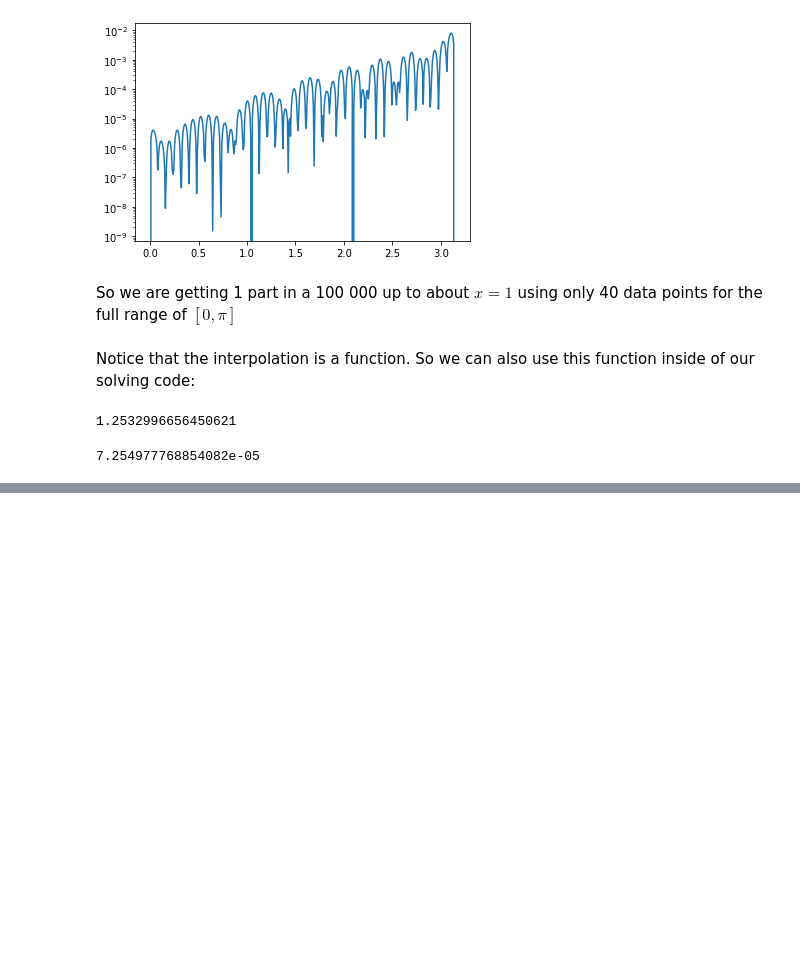
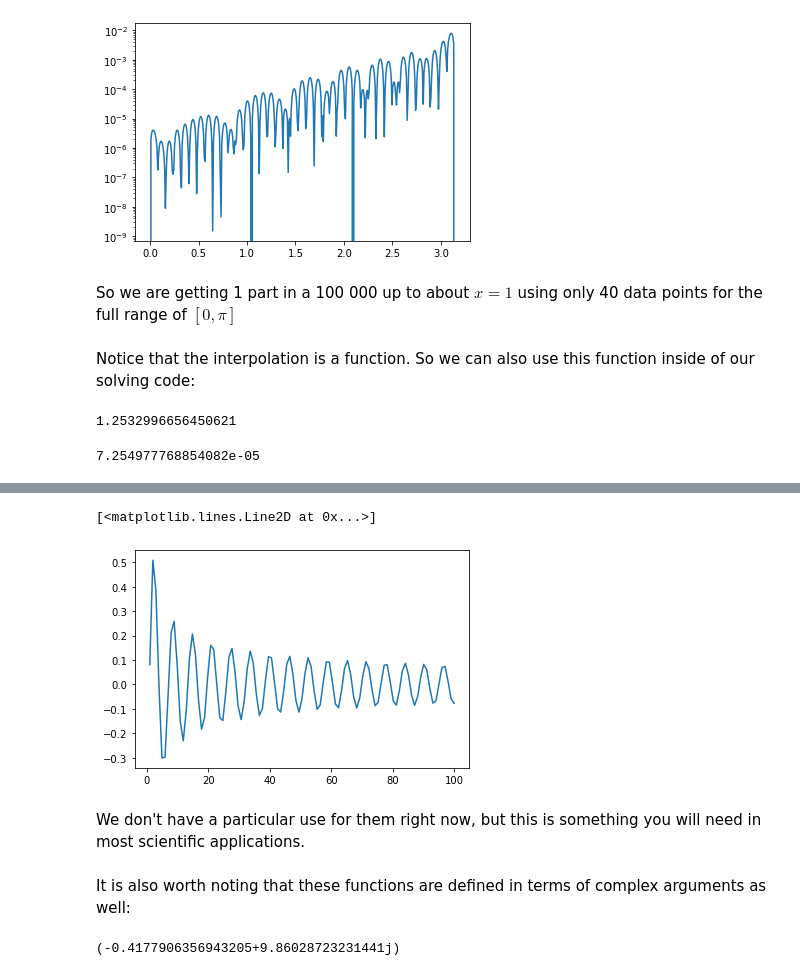
Before and after one commit to drgreen/COGS18_22, a Jupyter notebook: Topic4a Scipy.ipynb, the cells around one changed output, grey strips where cells are left out. Drawn from its saved outputs; the diff is of its cells as text; code cells hidden in the pictures; blank space fills up the shorter version.

```diff
--- a/Topic4a Scipy.ipynb
+++ b/Topic4a Scipy.ipynb
@@ -359,0 +370,14 @@ np.sin(2*1.2532996656450606**2)
+# %%
+x=np.linspace(0,100,102)
+plt.plot(x,sp.y0(x))
+# %% [output]
+[<matplotlib.lines.Line2D at 0x...>]
+[figure, added]
+# %% [markdown]
+We don't have a particular use for them right now, but this is something you will need in most scientific applications.
+# %% [markdown]
+It is also worth noting that these functions are defined in terms of complex arguments as well:
+# %%
+sp.gamma(-1+0.1j)
+# %% [output]
+(-0.4177906356943205+9.86028723231441j)
```
Also changed, not shown: parts of 11 cells of this notebook.
